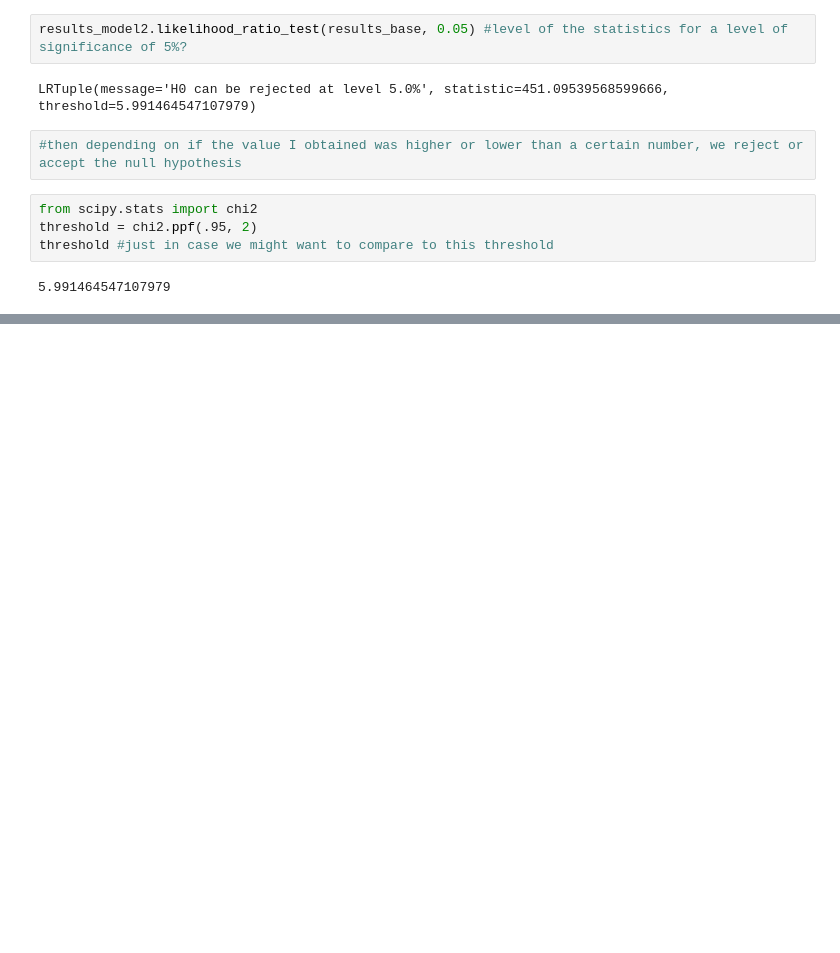
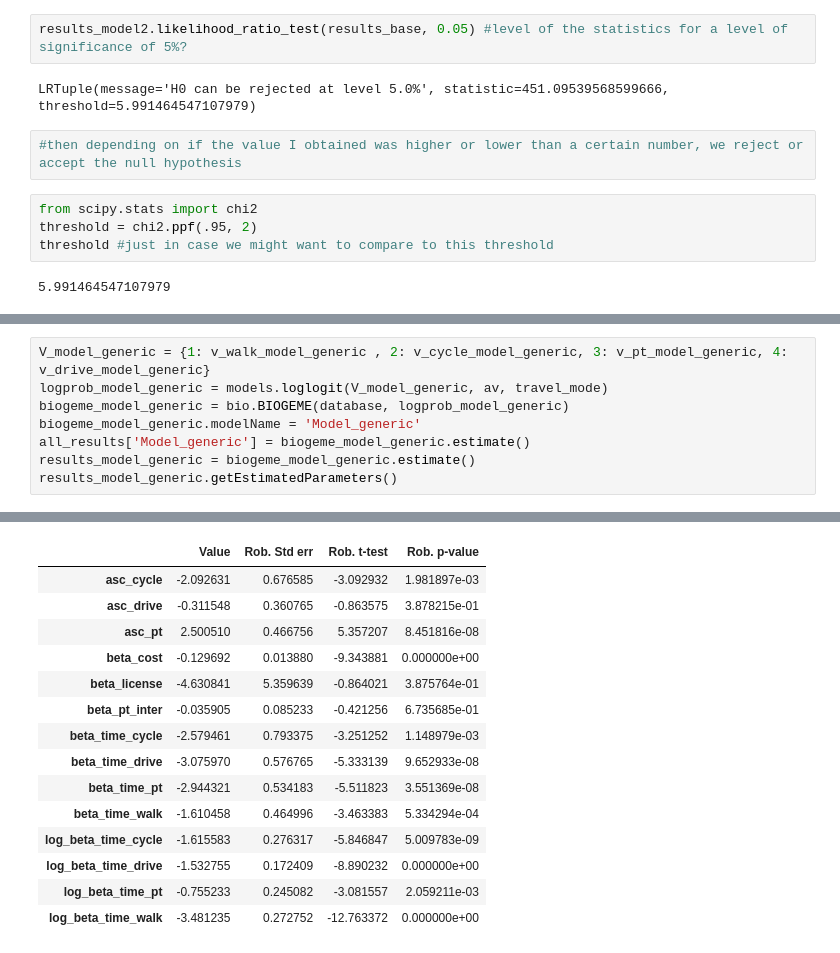
Before and after one commit to DunodMax/MMOB, a Jupyter notebook: main.ipynb, the cells around one changed output, grey strips where cells are left out. Drawn from its saved outputs; the diff is of its cells as text; blank space fills up the shorter version.

```diff
--- a/main.ipynb
+++ b/main.ipynb
@@ -333,0 +399,9 @@ We will conduct a non-linear transformation of time
+# %%
+V_model_generic = {1: v_walk_model_generic , 2: v_cycle_model_generic, 3: v_pt_model_generic, 4: v_drive_model_generic}
+logprob_model_generic = models.loglogit(V_model_generic, av, travel_mode)
+biogeme_model_generic = bio.BIOGEME(database, logprob_model_generic)
+biogeme_model_generic.modelName = 'Model_generic'
+all_results['Model_generic'] = biogeme_model_generic.estimate()
+results_model_generic = biogeme_model_generic.estimate()
+results_model_generic.getEstimatedParameters()
+# %% [output]
@@ -333,0 +409,15 @@ We will conduct a non-linear transformation of time
+|  | Value | Rob. Std err | Rob. t-test | Rob. p-value |
+| asc_cycle | -2.092631 | 0.676585 | -3.092932 | 1.981897e-03 |
+| asc_drive | -0.311548 | 0.360765 | -0.863575 | 3.878215e-01 |
+| asc_pt | 2.500510 | 0.466756 | 5.357207 | 8.451816e-08 |
+| beta_cost | -0.129692 | 0.013880 | -9.343881 | 0.000000e+00 |
+| beta_license | -4.630841 | 5.359639 | -0.864021 | 3.875764e-01 |
+| beta_pt_inter | -0.035905 | 0.085233 | -0.421256 | 6.735685e-01 |
+| beta_time_cycle | -2.579461 | 0.793375 | -3.251252 | 1.148979e-03 |
+| beta_time_drive | -3.075970 | 0.576765 | -5.333139 | 9.652933e-08 |
+| beta_time_pt | -2.944321 | 0.534183 | -5.511823 | 3.551369e-08 |
+| beta_time_walk | -1.610458 | 0.464996 | -3.463383 | 5.334294e-04 |
+| log_beta_time_cycle | -1.615583 | 0.276317 | -5.846847 | 5.009783e-09 |
+| log_beta_time_drive | -1.532755 | 0.172409 | -8.890232 | 0.000000e+00 |
+| log_beta_time_pt | -0.755233 | 0.245082 | -3.081557 | 2.059211e-03 |
+| log_beta_time_walk | -3.481235 | 0.272752 | -12.763372 | 0.000000e+00 |
```
Also changed, not shown: parts of 24 cells of this notebook.
